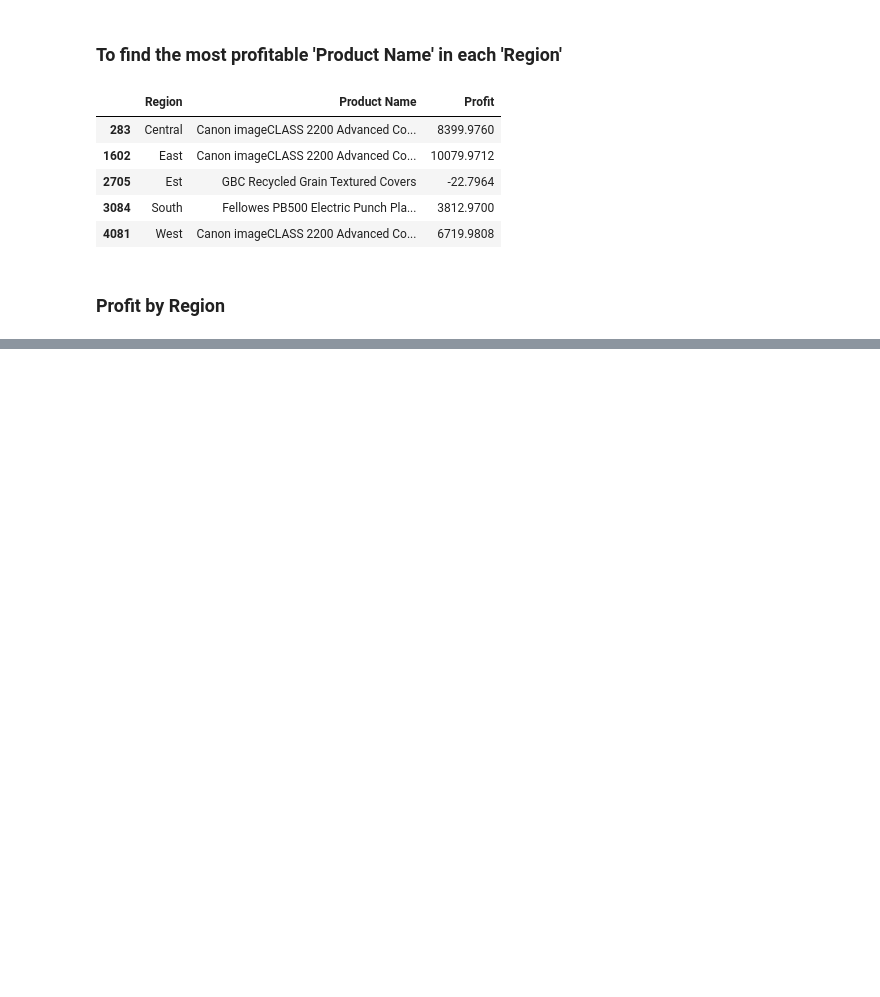
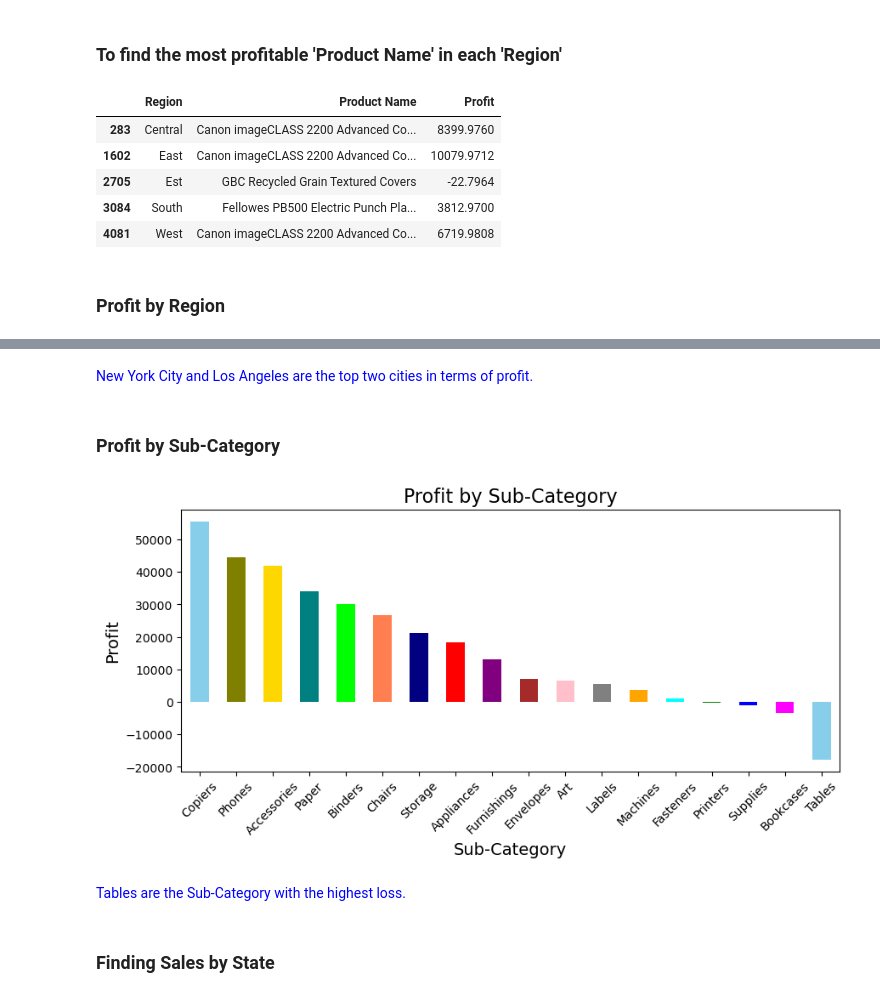
Before and after one commit to hennypurwadi/771951_Dataset_Analysis, a Jupyter notebook: 202370140.ipynb, the cells around one changed output, grey strips where cells are left out. Drawn from its saved outputs; the diff is of its cells as text; code cells hidden in the pictures; blank space fills up the shorter version.

```diff
--- a/202370140.ipynb
+++ b/202370140.ipynb
@@ -3061,0 +3053,19 @@ plt.show()
+# %% [markdown]
+<span style="color: blue;"> New York City and Los Angeles are the top two cities in terms of profit.</span>
+# %% [markdown]
+### Profit by Sub-Category
+# %%
+df1_sorted = df1.groupby('Sub-Category')['Profit'].sum().sort_values(ascending=False)
+plt.figure(figsize=(10, 4))
+df1_sorted.plot.bar(color=colors_theme)
+plt.title('Profit by Sub-Category', fontsize=16)
+plt.xlabel('Sub-Category', fontsize=14)
+plt.ylabel('Profit', fontsize=14)
+plt.xticks(rotation=45)
+plt.show()
+# %% [output]
+[figure, added]
+# %% [markdown]
+<span style="color: blue;"> Tables are the Sub-Category with the highest loss.</span>
+# %% [markdown]
+### Finding Sales by State
```
Also changed, not shown: parts of 18 cells of this notebook, 1 other file.
